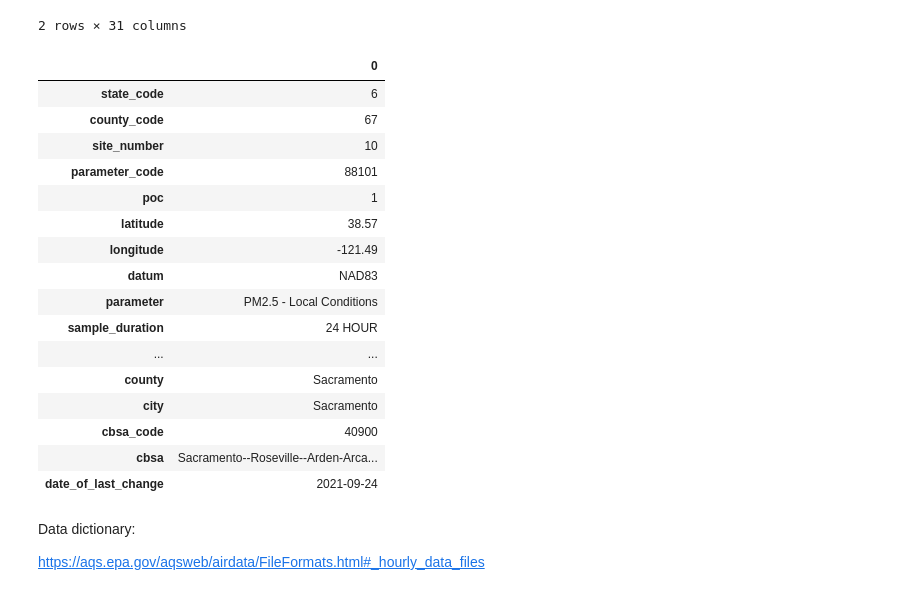
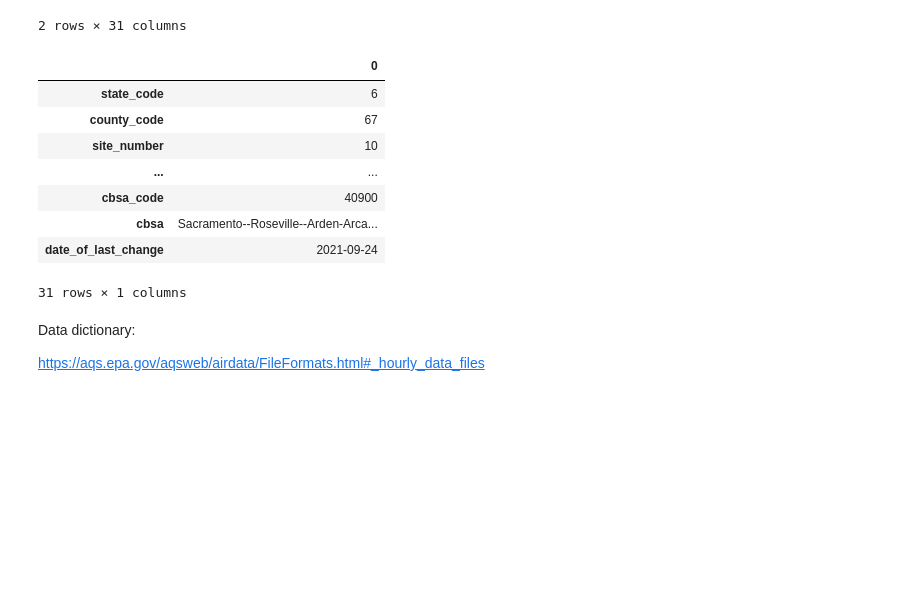
Before and after one commit to DS-100/oreilly-bootcamp, a Jupyter notebook: src/lab04/lab04.ipynb, the cells around one changed output. Cells and saved outputs as stored; diff of their text form; code cells hidden in the pictures; blank space fills up the shorter version.

```diff
--- a/src/lab04/lab04.ipynb
+++ b/src/lab04/lab04.ipynb
@@ -67,25 +66,17 @@ aqs.head(2)
 | 1 | 6 | 67 | 10 | 88101 | ... | Sacramento | 40900 | Sacramento--Roseville--Arden-Arca... | ... |
 2 rows × 31 columns
 # %%
-display_df(aqs.iloc[0].to_frame(), rows=31)
+aqs.iloc[0].to_frame()
 # %% [output]
 |  | 0 |
 | state_code | 6 |
 | county_code | 67 |
 | site_number | 10 |
-| parameter_code | 88101 |
-| poc | 1 |
-| latitude | 38.57 |
-| longitude | -121.49 |
-| datum | NAD83 |
-| parameter | PM2.5 - Local Conditions |
-| sample_duration | 24 HOUR |
 | ... | ... |
-| county | Sacramento |
-| city | Sacramento |
 | cbsa_code | 40900 |
 | cbsa | Sacramento--Roseville--Arden-Arca... |
 | date_of_last_change | 2021-09-24 |
+31 rows × 1 columns
 # %% [markdown]
 Data dictionary:
 
```
Also changed, not shown: parts of 6 cells of this notebook, 1 other file.
